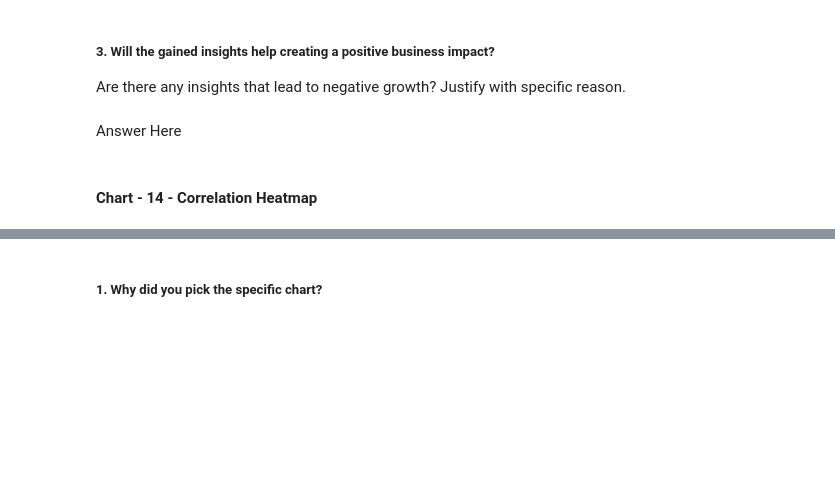
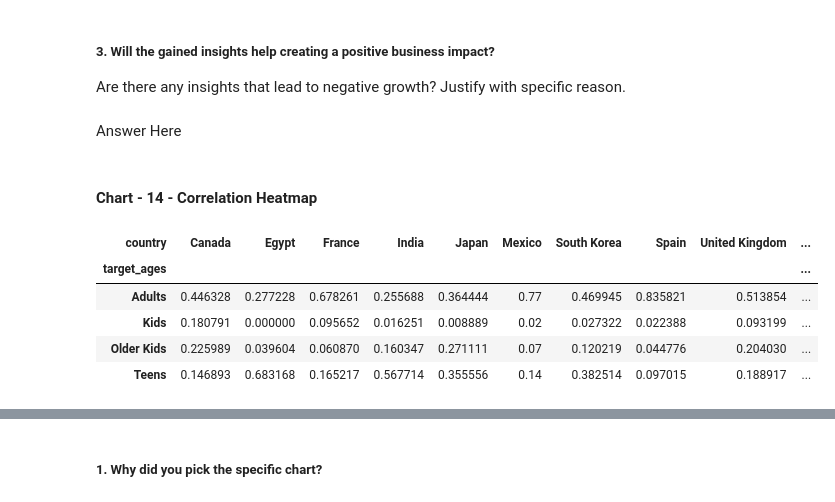
Before and after one commit to treasure823/Netflix-Movies-and-TV-Shows-Clustering-Unsupervised-Machine-Learning, a Jupyter notebook: Netflix_Movies_and_TV_Shows_Clustering_Unsupervised_Machine_Learning_Capstone_4_Project.ipynb, the cells around one changed output, grey strips where cells are left out. Saved outputs shown, nothing was run; the diff lists cells and outputs as text; code cells hidden in the pictures; blank space fills up the shorter version.

```diff
--- a/Netflix_Movies_and_TV_Shows_Clustering_Unsupervised_Machine_Learning_Capstone_4_Project.ipynb
+++ b/Netflix_Movies_and_TV_Shows_Clustering_Unsupervised_Machine_Learning_Capstone_4_Project.ipynb
@@ -901,0 +995,37 @@ sns.heatmap(df[influential_features].corr(),annot=True);
+# %%
+# Correlation Heatmap visualization code
+#Assigning the Ratings into grouped categories
+ratings = {
+    'TV-PG': 'Older Kids',
+    'TV-MA': 'Adults',
+    'TV-Y7-FV': 'Older Kids',
+    'TV-Y7': 'Older Kids',
+    'TV-14': 'Teens',
+    'R': 'Adults',
+    'TV-Y': 'Kids',
+    'NR': 'Adults',
+    'PG-13': 'Teens',
+    'TV-G': 'Kids',
+    'PG': 'Older Kids',
+    'G': 'Kids',
+    'UR': 'Adults',
+    'NC-17': 'Adults'
+}
+df['target_ages'] = df['rating'].replace(ratings)
+# %%
+# Preparing data for heatmap
+df['count'] = 1
+data = df.groupby('country')[['country','count']].sum().sort_values(by='count',ascending=False).reset_index()[:10]
+data = data['country']
+
+
+df_heatmap = df.loc[df['country'].isin(data)]
+df_heatmap = pd.crosstab(df_heatmap['country'],df_heatmap['target_ages'],normalize = "index").T
+df_heatmap
+# %% [output]
+| country | Canada | Egypt | France | India | Japan | Mexico | South Korea | Spain | United Kingdom | ... |
+| target_ages |  |  |  |  |  |  |  |  |  | ... |
+| Adults | 0.446328 | 0.277228 | 0.678261 | 0.255688 | 0.364444 | 0.77 | 0.469945 | 0.835821 | 0.513854 | ... |
+| Kids | 0.180791 | 0.000000 | 0.095652 | 0.016251 | 0.008889 | 0.02 | 0.027322 | 0.022388 | 0.093199 | ... |
+| Older Kids | 0.225989 | 0.039604 | 0.060870 | 0.160347 | 0.271111 | 0.07 | 0.120219 | 0.044776 | 0.204030 | ... |
+| Teens | 0.146893 | 0.683168 | 0.165217 | 0.567714 | 0.355556 | 0.14 | 0.382514 | 0.097015 | 0.188917 | ... |
```
Also changed, not shown: parts of 35 cells of this notebook.
